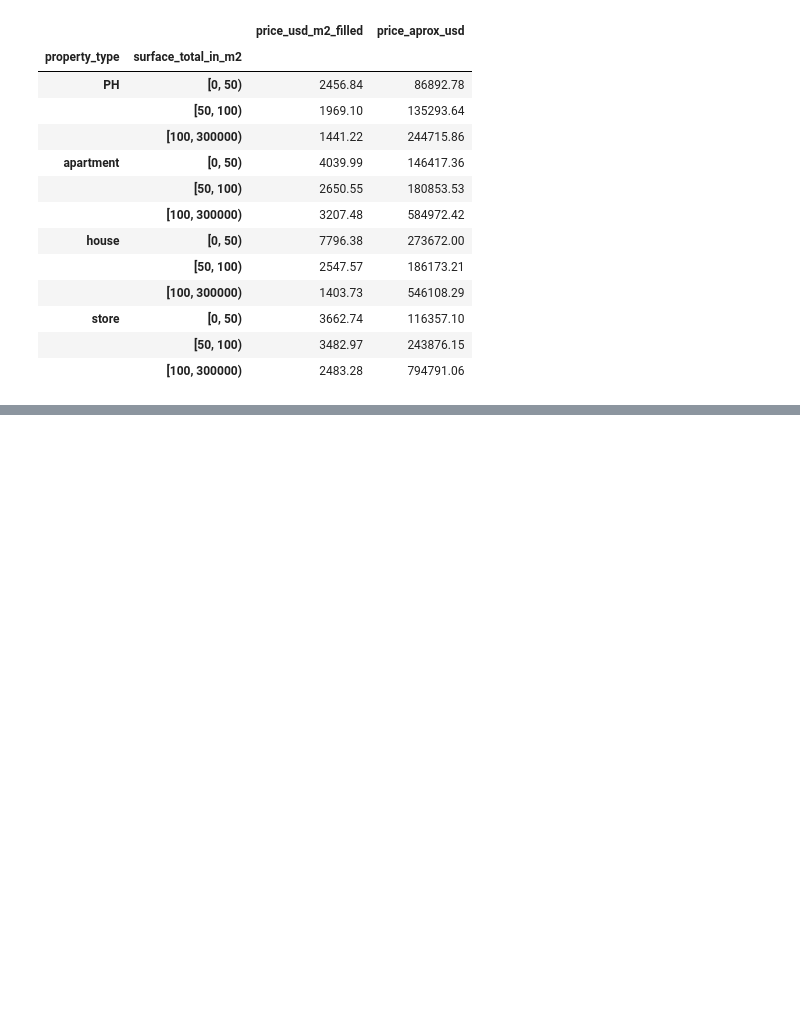
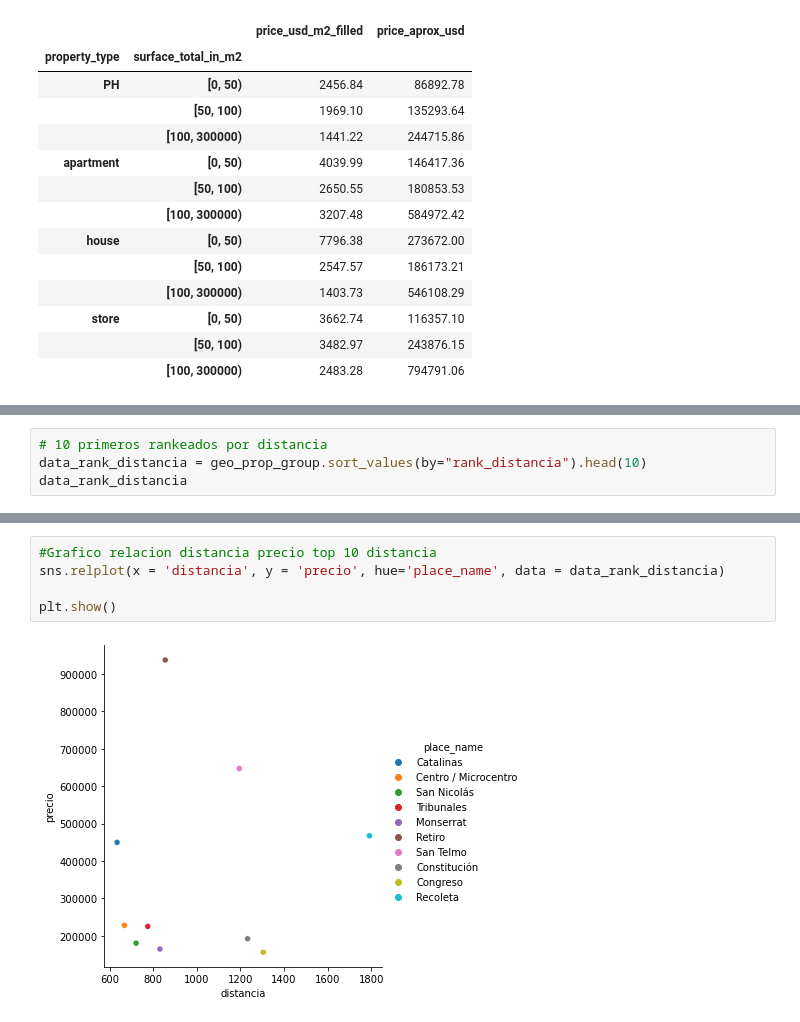
Before and after one commit to huguito22/TPintegradorDH, a Jupyter notebook: Grupo 4 - TP 1.ipynb, the cells around one changed output, grey strips where cells are left out. Saved outputs shown, nothing was run; the diff lists cells and outputs as text; blank space fills up the shorter version.

```diff
--- a/Grupo 4 - TP 1.ipynb
+++ b/Grupo 4 - TP 1.ipynb
@@ -239,0 +388,4 @@ data_caba.head(10)
+# %%
+# 10 primeros rankeados por distancia
+data_rank_distancia = geo_prop_group.sort_values(by="rank_distancia").head(10)
+data_rank_distancia
@@ -239,0 +433,7 @@ data_caba.head(10)
+# %%
+#Grafico relacion distancia precio top 10 distancia
+sns.relplot(x = 'distancia', y = 'precio', hue='place_name', data = data_rank_distancia)
+
+plt.show()
+# %% [output]
+[figure, added]
```
Also changed, not shown: parts of 34 cells of this notebook.
